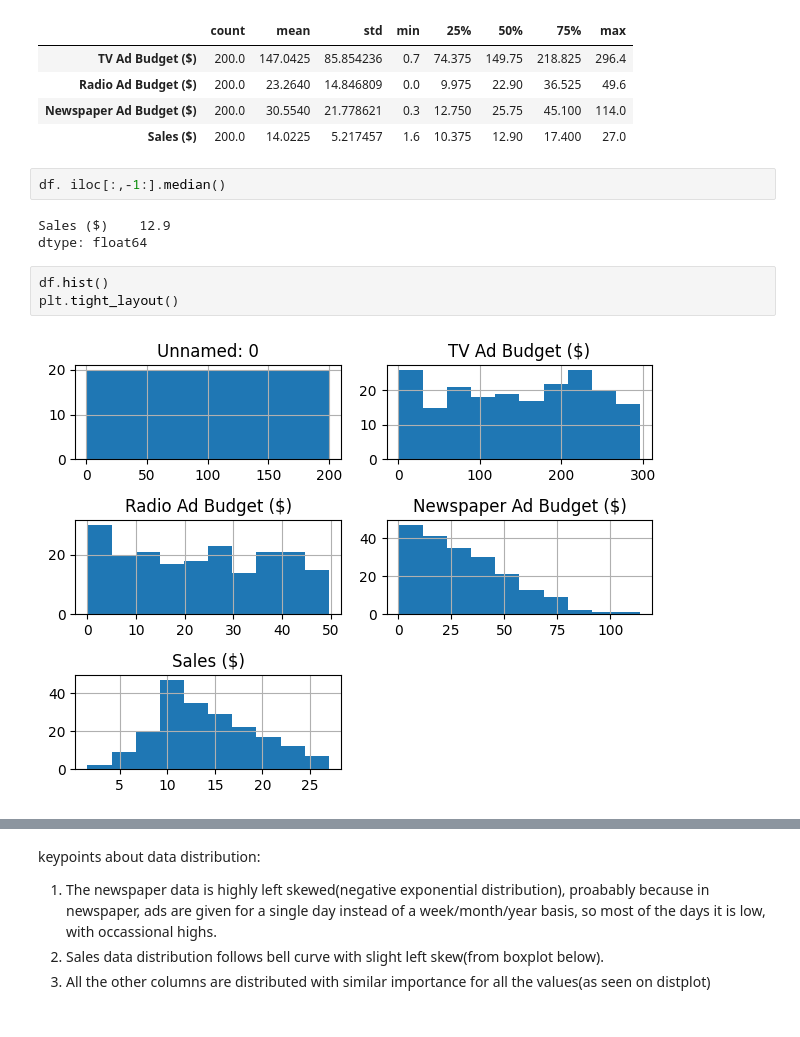
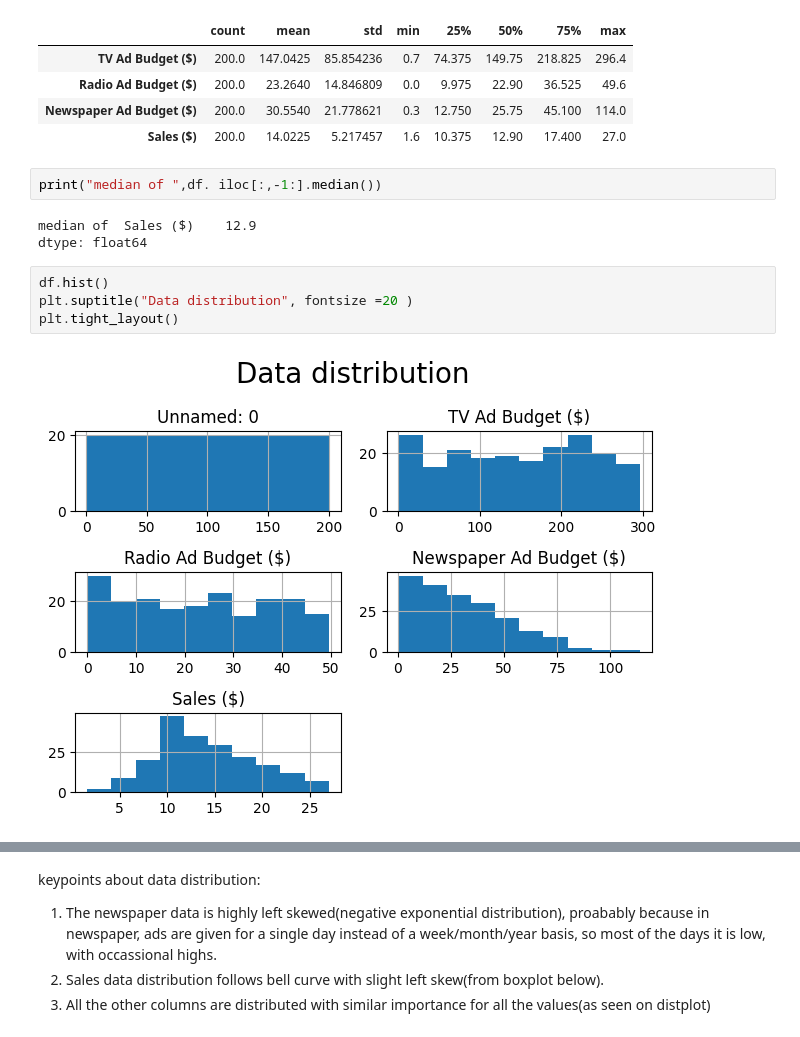
Before and after one commit to RamSankarTheDeveloper/sales-data-analysis, a Jupyter notebook: project_sales_analysis.ipynb, the cells around one changed output, grey strips where cells are left out. Cells and saved outputs as stored; diff of their text form.

```diff
--- a/project_sales_analysis.ipynb
+++ b/project_sales_analysis.ipynb
@@ -41,13 +41,14 @@ df. iloc[:,1:].describe().T
 | Newspaper Ad Budget ($) | 200.0 | 30.5540 | 21.778621 | 0.3 | 12.750 | 25.75 | 45.100 | 114.0 |
 | Sales ($) | 200.0 | 14.0225 | 5.217457 | 1.6 | 10.375 | 12.90 | 17.400 | 27.0 |
 # %%
-df. iloc[:,-1:].median()
+print("median of ",df. iloc[:,-1:].median())
 # %% [output]
-Sales ($)    12.9
+median of  Sales ($)    12.9
 dtype: float64
 # %%
 df.hist()
+plt.suptitle("Data distribution", fontsize =20 )
 plt.tight_layout()
 # %% [output]
-[figure, old version]
+[figure, new version]
 # %%
```
Also changed, not shown: parts of 6 cells of this notebook.
